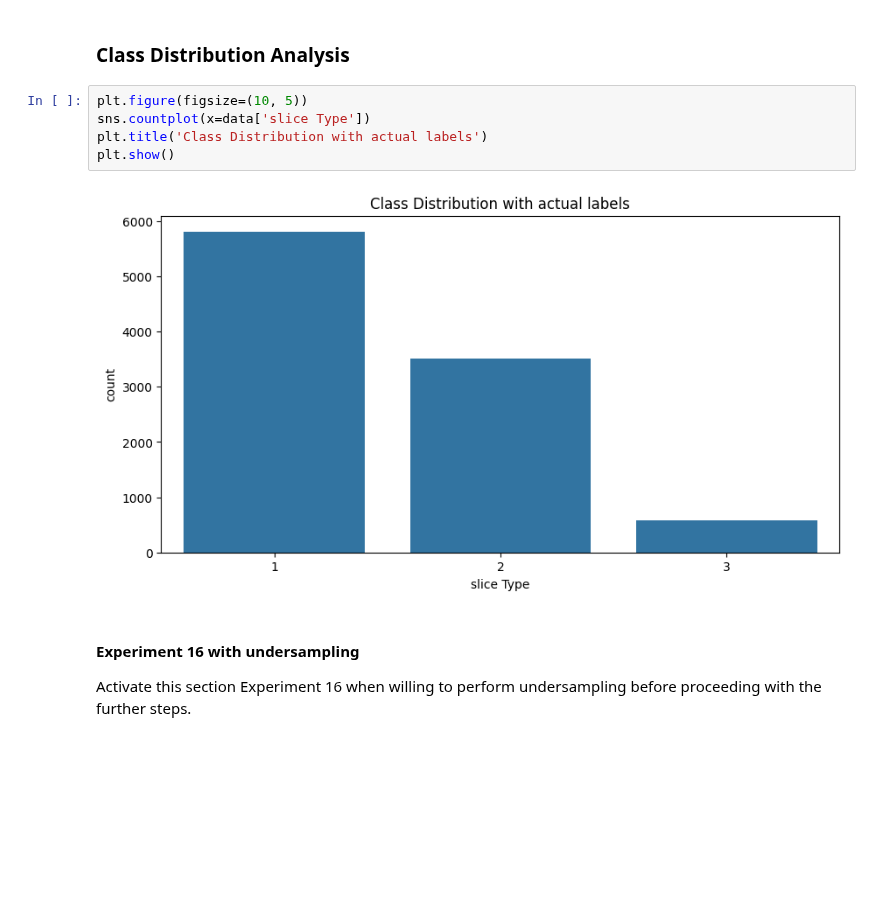
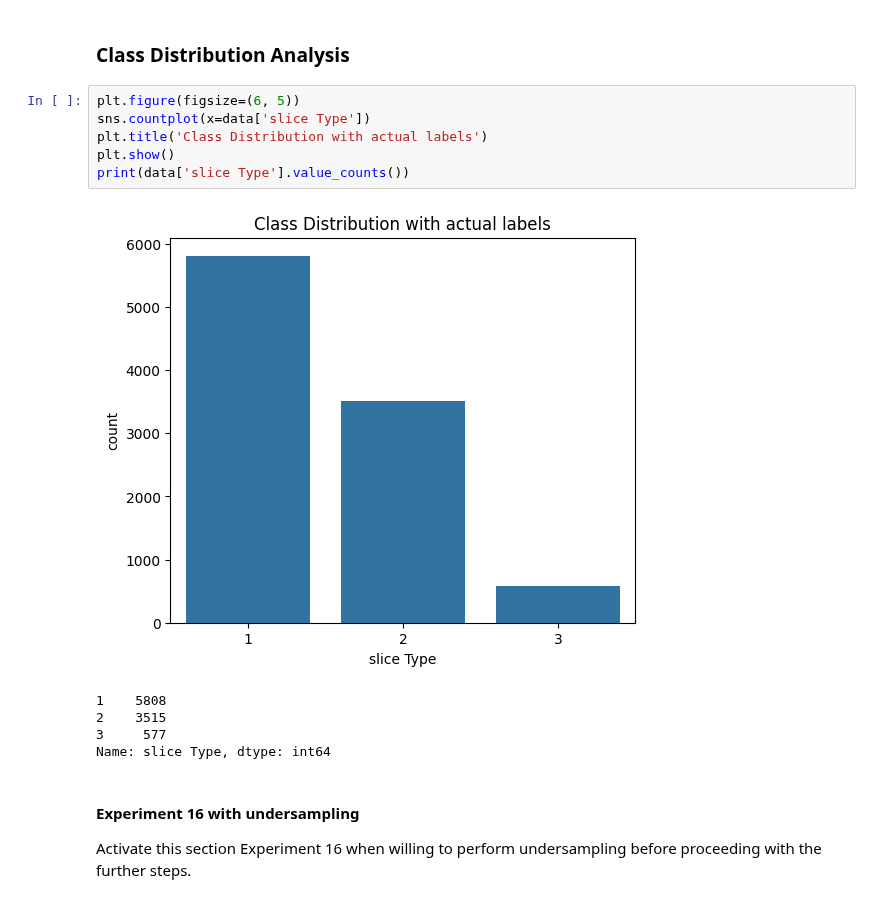
Before and after one commit to sujeshpadhi91/Network-Slicing-with-ML, a Jupyter notebook: Notebooks/Exp14 & 16 - Slice_Identification_UnSupML_tsne.ipynb, the cells around one changed output. Drawn from its saved outputs; the diff is of its cells as text; blank space fills up the shorter version.

```diff
--- a/Notebooks/Exp14 & 16 - Slice_Identification_UnSupML_tsne.ipynb
+++ b/Notebooks/Exp14 & 16 - Slice_Identification_UnSupML_tsne.ipynb
@@ -60,12 +60,17 @@ data_backup
 # %% [markdown]
 ### **Class Distribution Analysis**
 # %%
-plt.figure(figsize=(10, 5))
+plt.figure(figsize=(6, 5))
 sns.countplot(x=data['slice Type'])
 plt.title('Class Distribution with actual labels')
 plt.show()
+print(data['slice Type'].value_counts())
 # %% [output]
-[figure, old version]
+[figure, new version]
+1    5808
+2    3515
+3     577
+Name: slice Type, dtype: int64
 # %% [markdown]
 #### **Experiment 16 with undersampling**
 
```
Also changed, not shown: parts of 46 cells of this notebook.
